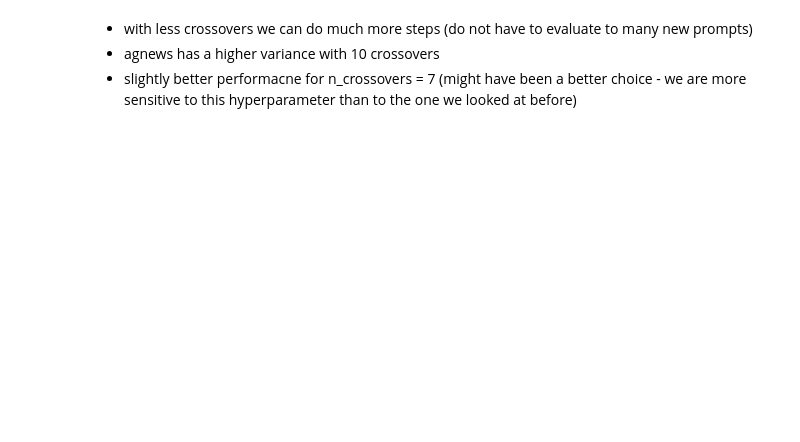
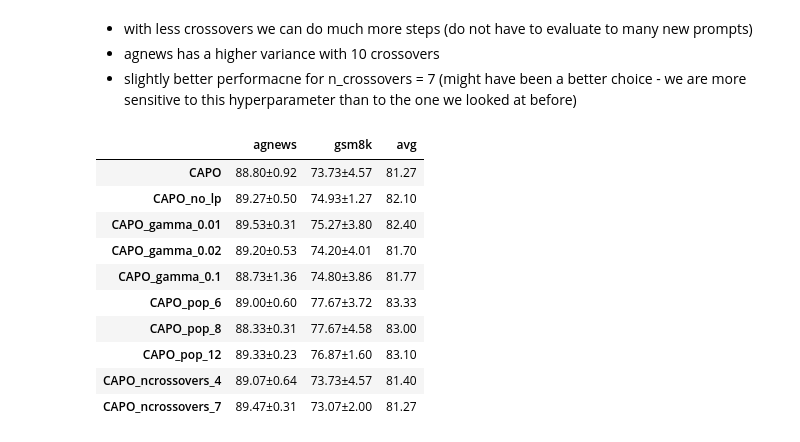
Before and after one commit to finitearth/capo, a Jupyter notebook: notebooks/paper_visualization/hp_visualization.ipynb, the cells around one changed output. Saved outputs shown, nothing was run; the diff lists cells and outputs as text; code cells hidden in the pictures; blank space fills up the shorter version.

```diff
--- a/notebooks/paper_visualization/hp_visualization.ipynb
+++ b/notebooks/paper_visualization/hp_visualization.ipynb
@@ -199,3 +197,32 @@ Failed to load gsm8k for Dummy: No objects to concatenate
 - with less crossovers we can do much more steps (do not have to evaluate to many new prompts)
 - agnews has a higher variance with 10 crossovers
 - slightly better performacne for n_crossovers = 7 (might have been a better choice - we are more sensitive to this hyperparameter than to the one we looked at before)
+# %%
+all_hp_runs = [
+    "CAPO",
+    "CAPO_no_lp",
+    "CAPO_gamma_0.01",
+    "CAPO_gamma_0.02",
+    "CAPO_gamma_0.1",
+    "CAPO_pop_6",
+    "CAPO_pop_8",
+    "CAPO_pop_12",
+    "CAPO_ncrossovers_4",
+    "CAPO_ncrossovers_7",
+]
+
+generate_comparison_table(
+    DATASETS, all_hp_runs, "llama", path_prefix="../..", score_col="test_score"
+)
+# %% [output]
+|  | agnews | gsm8k | avg |
+| CAPO | 88.80±0.92 | 73.73±4.57 | 81.27 |
+| CAPO_no_lp | 89.27±0.50 | 74.93±1.27 | 82.10 |
+| CAPO_gamma_0.01 | 89.53±0.31 | 75.27±3.80 | 82.40 |
+| CAPO_gamma_0.02 | 89.20±0.53 | 74.20±4.01 | 81.70 |
+| CAPO_gamma_0.1 | 88.73±1.36 | 74.80±3.86 | 81.77 |
+| CAPO_pop_6 | 89.00±0.60 | 77.67±3.72 | 83.33 |
+| CAPO_pop_8 | 88.33±0.31 | 77.67±4.58 | 83.00 |
+| CAPO_pop_12 | 89.33±0.23 | 76.87±1.60 | 83.10 |
+| CAPO_ncrossovers_4 | 89.07±0.64 | 73.73±4.57 | 81.40 |
+| CAPO_ncrossovers_7 | 89.47±0.31 | 73.07±2.00 | 81.27 |
```
Also changed, not shown: parts of 3 cells of this notebook, 5 other files.
